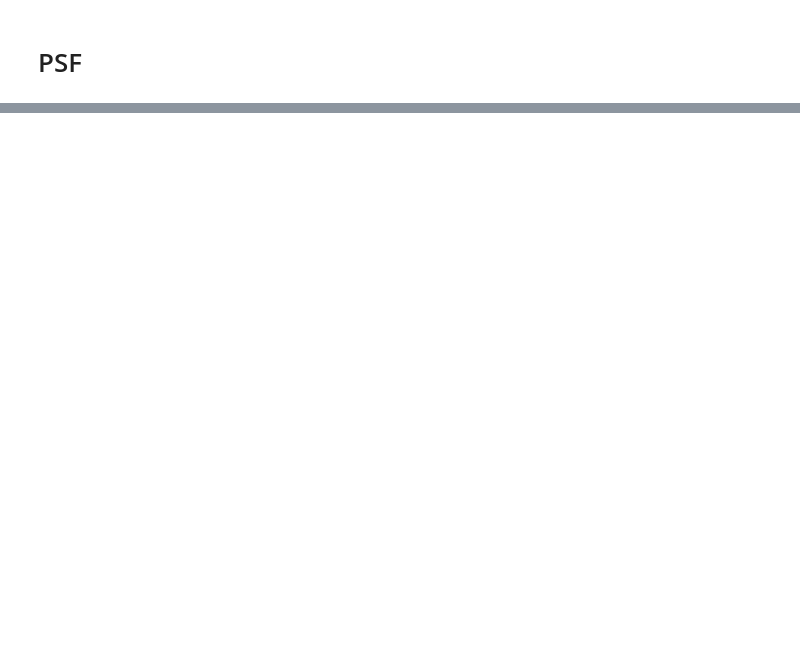
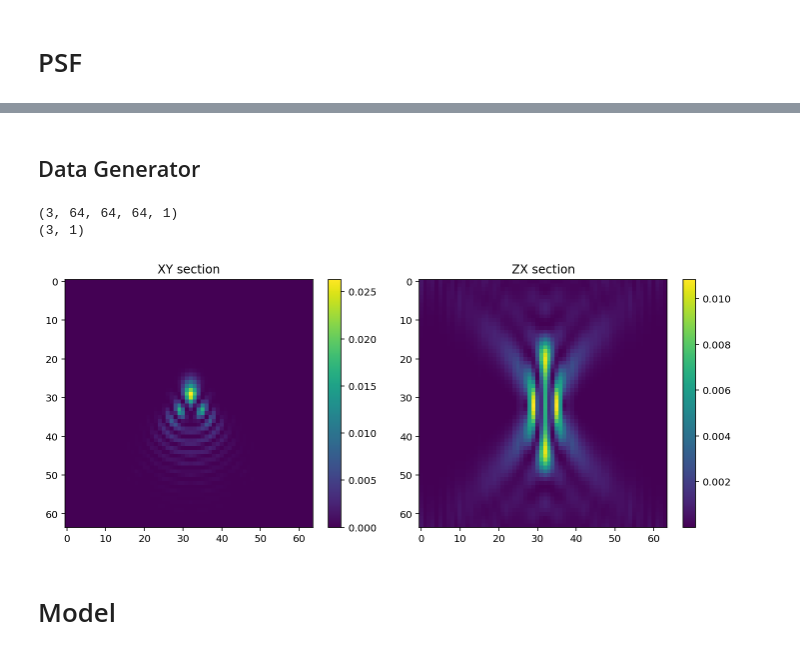
Before and after one commit to mpicbg-csbd/phasenet, a Jupyter notebook: notebooks/dev.ipynb, the cells around one changed output, grey strips where cells are left out. Cells and saved outputs as stored; diff of their text form; code cells hidden in the pictures; blank space fills up the shorter version.

```diff
--- a/notebooks/dev.ipynb
+++ b/notebooks/dev.ipynb
@@ -72,0 +99,20 @@ None;
+# %% [markdown]
+## Data Generator
+# %%
+data = M.Data({'vertical coma':.2}, batch_size=3)
+psfs, amps = next(data.generator())
+
+print(psfs.shape)
+print(amps.shape)
+h1 = psfs[0,...,0]
+
+plt.figure(figsize=(10,4))
+plt.subplot(121); plt.imshow(h1[N//2]);   plt.title('XY section'); plt.colorbar()
+plt.subplot(122); plt.imshow(h1[:,N//2]); plt.title('ZX section'); plt.colorbar()
+plt.tight_layout();
+# %% [output]
+(3, 64, 64, 64, 1)
+(3, 1)
+[figure, added]
+# %% [markdown]
+# Model
```
Also changed, not shown: parts of 16 cells of this notebook.
